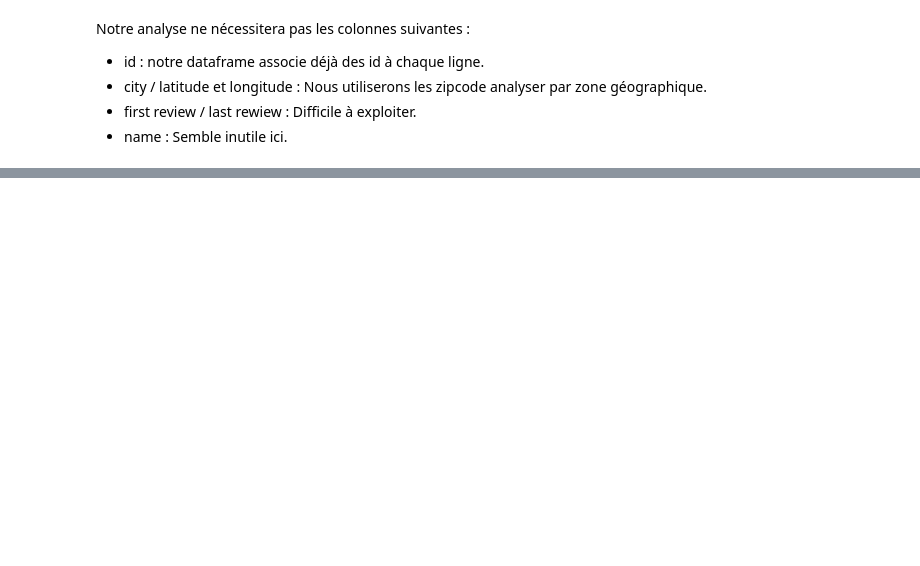
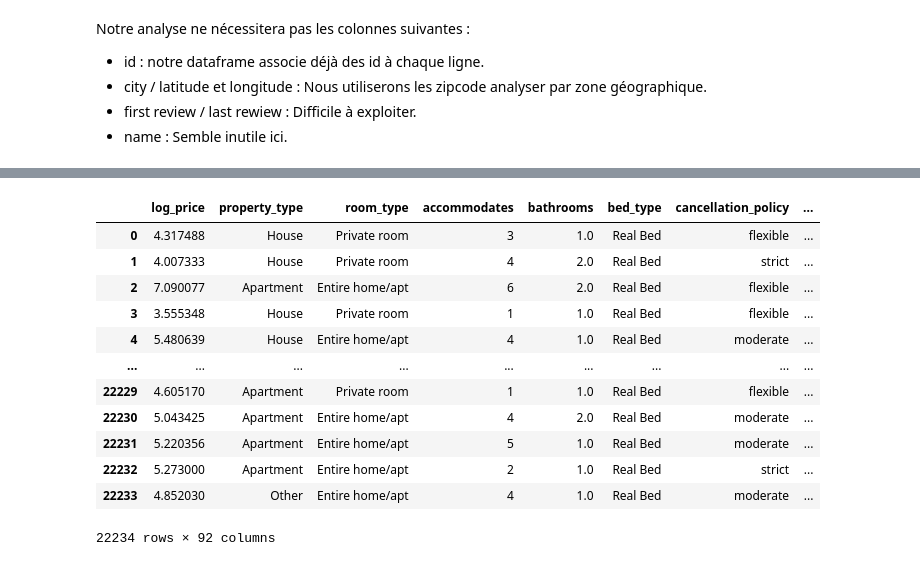
Before and after one commit to patch-me/airbnb-predict, a Jupyter notebook: myProject.ipynb, the cells around one changed output, grey strips where cells are left out. Drawn from its saved outputs; the diff is of its cells as text; code cells hidden in the pictures; blank space fills up the shorter version.

```diff
--- a/myProject.ipynb
+++ b/myProject.ipynb
@@ -220,17 +319,4 @@ Notre analyse ne nécessitera pas les colonnes suivantes :
 - city / latitude et longitude : Nous utiliserons les zipcode analyser par zone géographique.
 - first review / last rewiew : Difficile à exploiter.
 - name : Semble inutile ici.
-# %%
-# Suppression des colonnes inutiles
-data = data.drop(
-    columns=[
-        "id",
-        "name",
-        "city",
-        "latitude",
-        "longitude",
-        "last_review",
-        "first_review",
-    ]
-)
 # %%
@@ -297,0 +418,34 @@ Name: count, Length: 130, dtype: int64
+# %%
+def CategoryCreation(
+    data: pd.DataFrame, column: str, percent: float = 0.01
+) -> pd.DataFrame:
+    # create a dataframe with the count of each property type
+    property_type_count = data[column].value_counts()
+    # if it is less than 1% of the biggest group up in other
+    data[column] = data[column].apply(
+        lambda x: x
+        if property_type_count[x] > property_type_count.max() * percent
+        else "Other"
+    )
+    # data = pd.concat([data, pd.get_dummies(data[column], prefix=column)], axis=1)
+    # data.drop(columns=[column], axis=1, inplace=True)
+    return data
+
+
+CategoryCreation(data, "property_type")
+CategoryCreation(data, "bed_type")
+CategoryCreation(data, "cancellation_policy")
+# %% [output]
+|  | log_price | property_type | room_type | accommodates | bathrooms | bed_type | cancellation_policy | ... |
+| 0 | 4.317488 | House | Private room | 3 | 1.0 | Real Bed | flexible | ... |
+| 1 | 4.007333 | House | Private room | 4 | 2.0 | Real Bed | strict | ... |
+| 2 | 7.090077 | Apartment | Entire home/apt | 6 | 2.0 | Real Bed | flexible | ... |
+| 3 | 3.555348 | House | Private room | 1 | 1.0 | Real Bed | flexible | ... |
+| 4 | 5.480639 | House | Entire home/apt | 4 | 1.0 | Real Bed | moderate | ... |
+| ... | ... | ... | ... | ... | ... | ... | ... | ... |
+| 22229 | 4.605170 | Apartment | Private room | 1 | 1.0 | Real Bed | flexible | ... |
+| 22230 | 5.043425 | Apartment | Entire home/apt | 4 | 2.0 | Real Bed | moderate | ... |
+| 22231 | 5.220356 | Apartment | Entire home/apt | 5 | 1.0 | Real Bed | moderate | ... |
+| 22232 | 5.273000 | Apartment | Entire home/apt | 2 | 1.0 | Real Bed | strict | ... |
+| 22233 | 4.852030 | Other | Entire home/apt | 4 | 1.0 | Real Bed | moderate | ... |
+22234 rows × 92 columns
```
Also changed, not shown: parts of 20 cells of this notebook.
